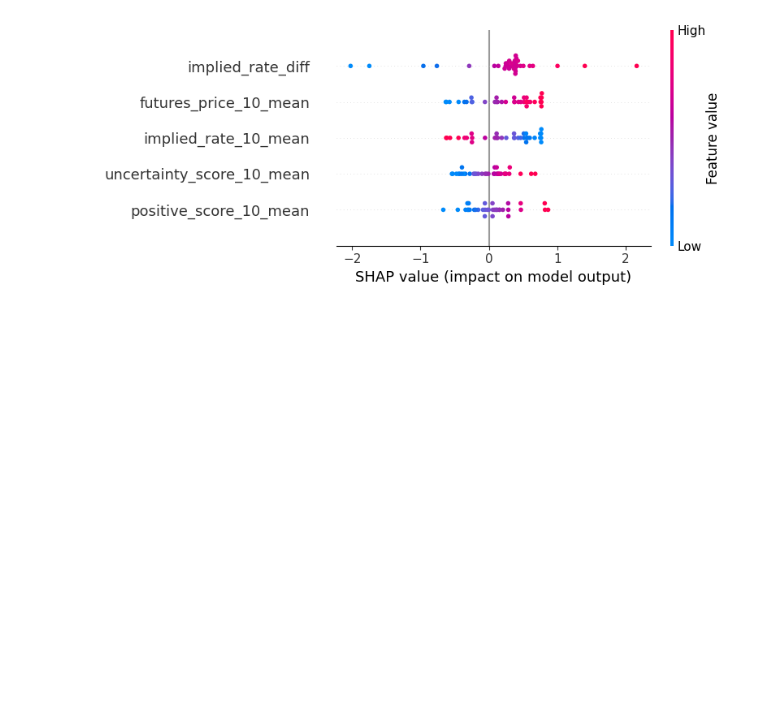
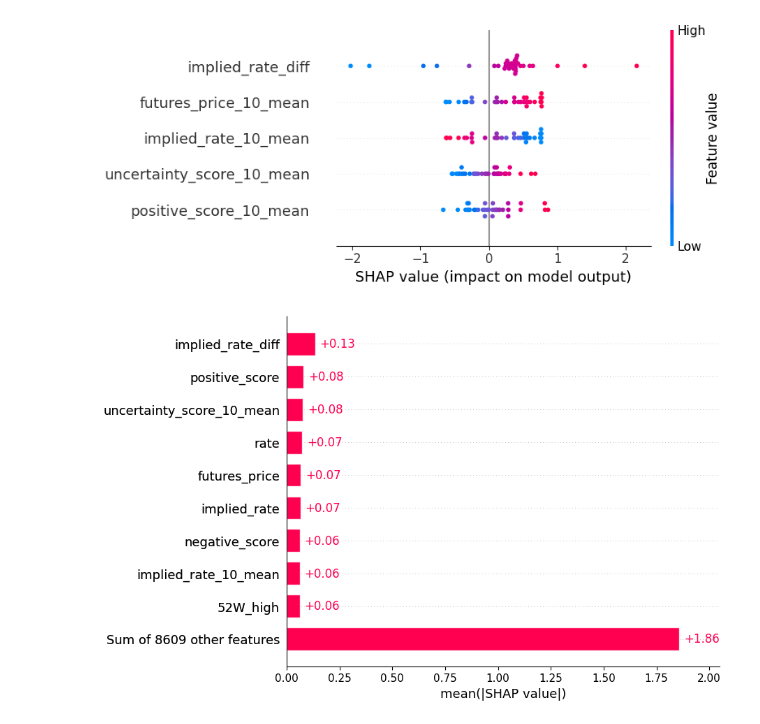
Before and after one commit to mihikabairathi/Federal-Funds-Rate-Prediction, a Jupyter notebook: train_and_test.ipynb, the cells around one changed output. Cells and saved outputs as stored; diff of their text form; code cells hidden in the pictures; blank space fills up the shorter version.

Commit message:
shap graphs

```diff
--- a/train_and_test.ipynb
+++ b/train_and_test.ipynb
@@ -474,2 +461,6 @@ shap.summary_plot(
 # %% [output]
 [figure]
+# %%
+shap.plots.bar(shap.Explanation(values=shap_values[:, :, 0], data=test_data.cpu().numpy(), feature_names=feature_names), max_display=10)
+# %% [output]
+[figure, added]
```
Also changed, not shown: parts of 5 cells of this notebook, 1 other file.
